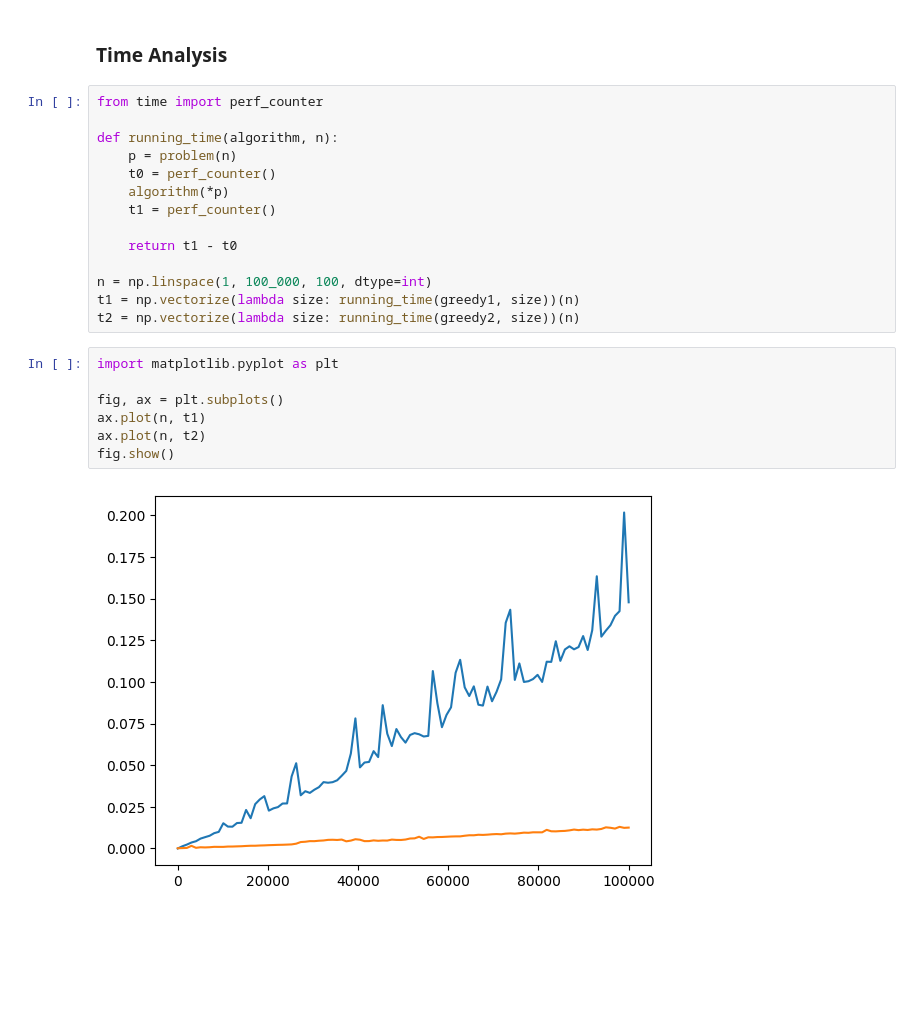
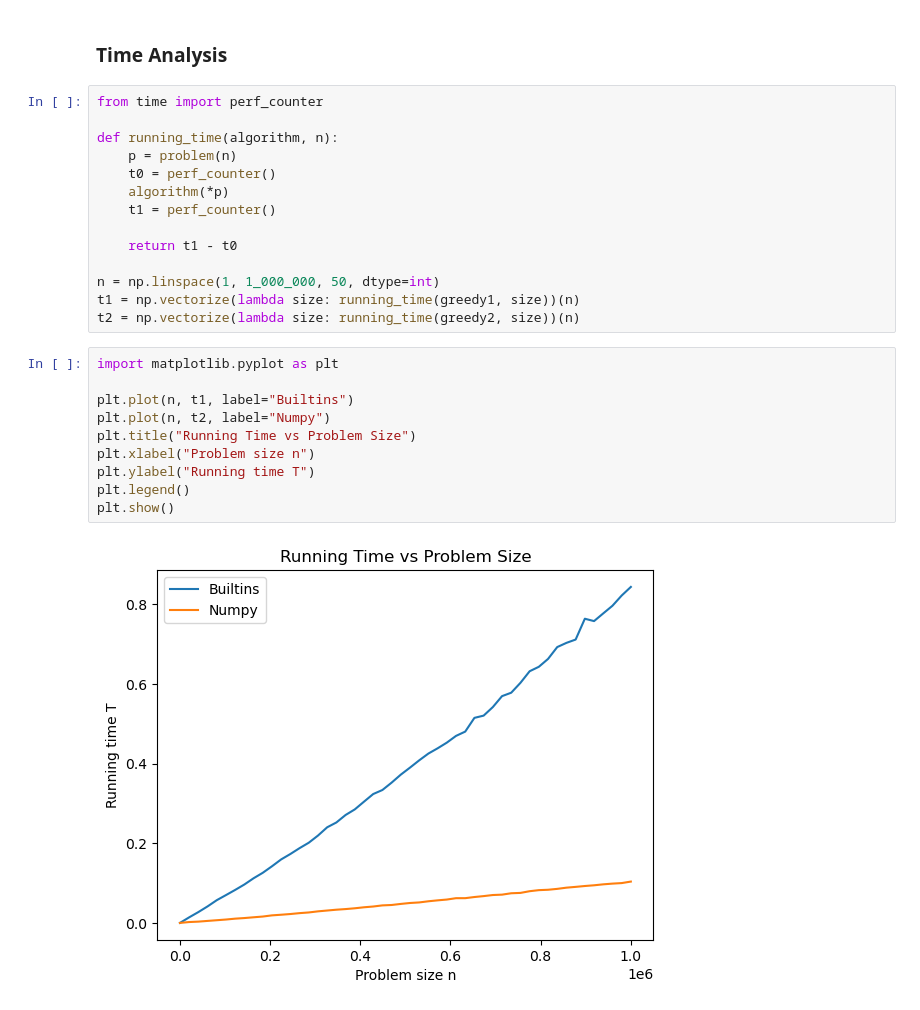
Before and after one commit to Edward-Ji/Algorithms, a Jupyter notebook: fractional_knapsack.ipynb, the cells around one changed output. Saved outputs shown, nothing was run; the diff lists cells and outputs as text; blank space fills up the shorter version.

Commit message:
Update fractional knapsack plot

```diff
--- a/fractional_knapsack.ipynb
+++ b/fractional_knapsack.ipynb
@@ -148,15 +148,18 @@ def running_time(algorithm, n):
 
     return t1 - t0
 
-n = np.linspace(1, 100_000, 100, dtype=int)
+n = np.linspace(1, 1_000_000, 50, dtype=int)
 t1 = np.vectorize(lambda size: running_time(greedy1, size))(n)
 t2 = np.vectorize(lambda size: running_time(greedy2, size))(n)
 # %%
 import matplotlib.pyplot as plt
 
-fig, ax = plt.subplots()
-ax.plot(n, t1)
-ax.plot(n, t2)
-fig.show()
+plt.plot(n, t1, label="Builtins")
+plt.plot(n, t2, label="Numpy")
+plt.title("Running Time vs Problem Size")
+plt.xlabel("Problem size n")
+plt.ylabel("Running time T")
+plt.legend()
+plt.show()
 # %% [output]
-[figure, old version]
+[figure, new version]
```
Also changed, not shown: parts of 3 cells of this notebook.
